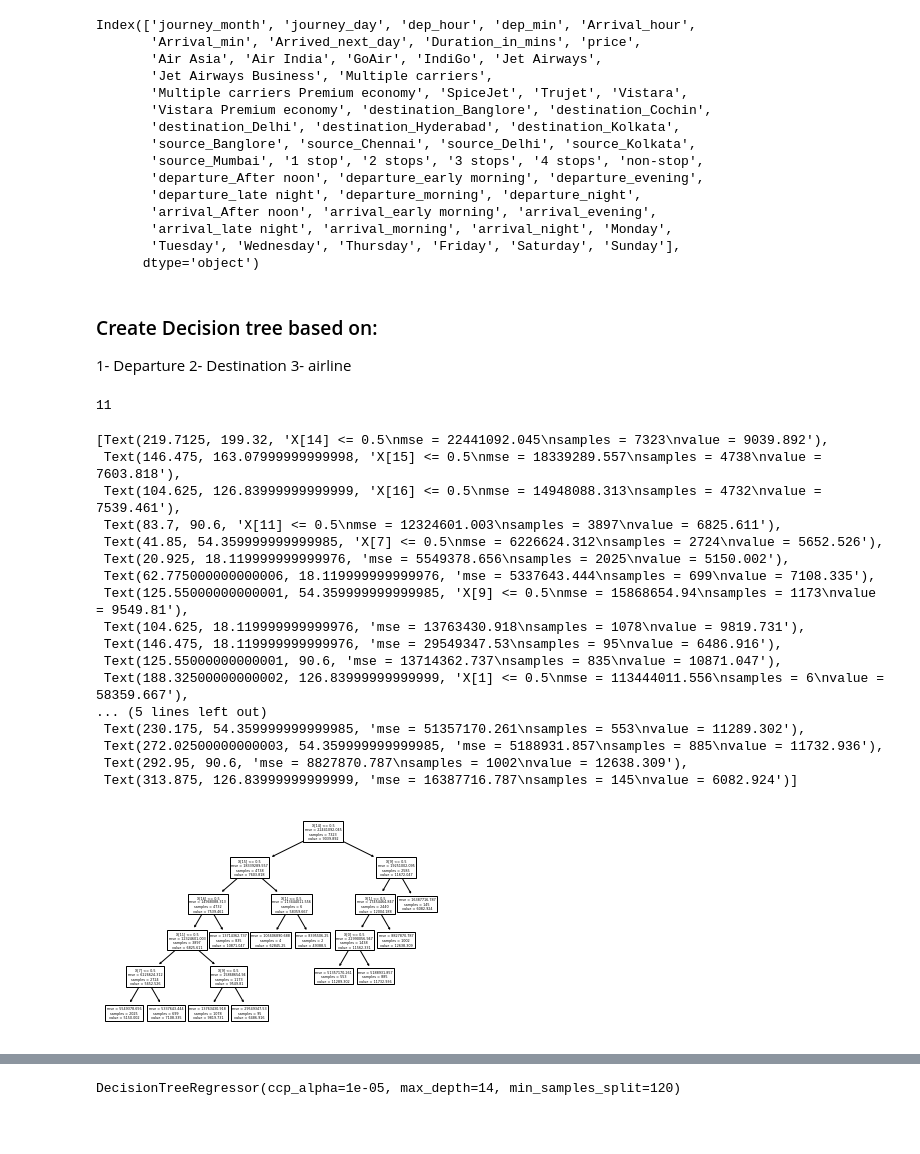
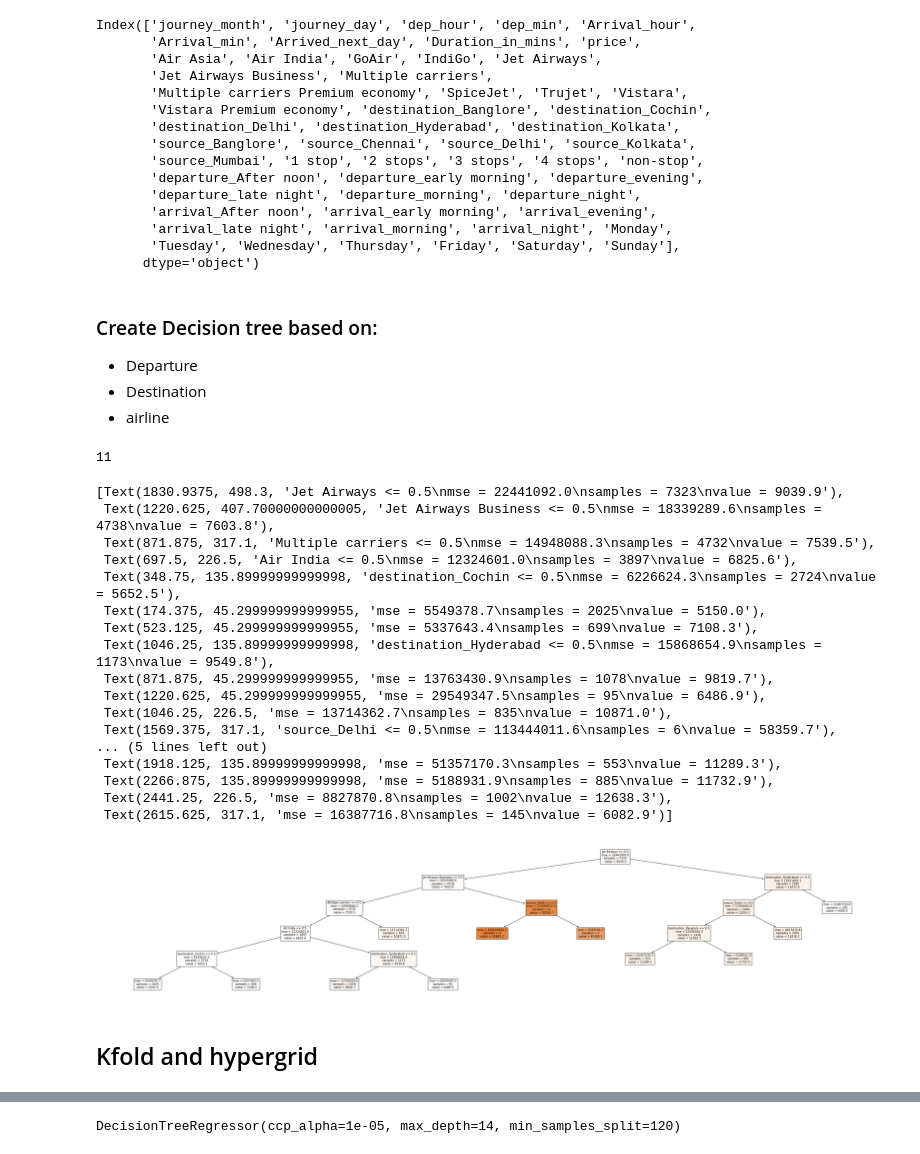
Before and after one commit to HendKordy/flights_analysis, a Jupyter notebook: decision_tree/decesion_tree.ipynb, the cells around one changed output, grey strips where cells are left out. Saved outputs shown, nothing was run; the diff lists cells and outputs as text; code cells hidden in the pictures; blank space fills up the shorter version.

```diff
--- a/decision_tree/decesion_tree.ipynb
+++ b/decision_tree/decesion_tree.ipynb
@@ -46,9 +62,9 @@ X_train = train.drop("price", axis = 1)
 y_train = train[["price"]]
 # %% [markdown]
 ### Create Decision tree based on:
-1- Departure
-2- Destination
-3- airline
+-  Departure
+-  Destination
+-  airline
 # %%
 
 #create model object
@@ -66,29 +83,34 @@ dt_feature_names = ['destination_Banglore',
 
 #fit/train model using
 dt_fit = dt_mod.fit(X_train[[str(s) for s in dt_feature_names]], y_train)
-# %%
-dt_fit.get_n_leaves()
-# %% [output]
-11
-# %%
-plot_tree(dt_fit)
-# %% [output]
-[Text(219.7125, 199.32, 'X[14] <= 0.5\nmse = 22441092.045\nsamples = 7323\nvalue = 9039.892'),
- Text(146.475, 163.07999999999998, 'X[15] <= 0.5\nmse = 18339289.557\nsamples = 4738\nvalue = 7603.818'),
- Text(104.625, 126.83999999999999, 'X[16] <= 0.5\nmse = 14948088.313\nsamples = 4732\nvalue = 7539.461'),
- Text(83.7, 90.6, 'X[11] <= 0.5\nmse = 12324601.003\nsamples = 3897\nvalue = 6825.611'),
- Text(41.85, 54.359999999999985, 'X[7] <= 0.5\nmse = 6226624.312\nsamples = 2724\nvalue = 5652.526'),
- Text(20.925, 18.119999999999976, 'mse = 5549378.656\nsamples = 2025\nvalue = 5150.002'),
- Text(62.775000000000006, 18.119999999999976, 'mse = 5337643.444\nsamples = 699\nvalue = 7108.335'),
- Text(125.55000000000001, 54.359999999999985, 'X[9] <= 0.5\nmse = 15868654.94\nsamples = 1173\nvalue = 9549.81'),
- Text(104.625, 18.119999999999976, 'mse = 13763430.918\nsamples = 1078\nvalue = 9819.731'),
- Text(146.475, 18.119999999999976, 'mse = 29549347.53\nsamples = 95\nvalue = 6486.916'),
- Text(125.55000000000001, 90.6, 'mse = 13714362.737\nsamples = 835\nvalue = 10871.047'),
- Text(188.32500000000002, 126.83999999999999, 'X[1] <= 0.5\nmse = 113444011.556\nsamples = 6\nvalue = 58359.667'),
-... (5 lines left out)
- Text(230.175, 54.359999999999985, 'mse = 51357170.261\nsamples = 553\nvalue = 11289.302'),
- Text(272.02500000000003, 54.359999999999985, 'mse = 5188931.857\nsamples = 885\nvalue = 11732.936'),
- Text(292.95, 90.6, 'mse = 8827870.787\nsamples = 1002\nvalue = 12638.309'),
- Text(313.875, 126.83999999999999, 'mse = 16387716.787\nsamples = 145\nvalue = 6082.924')]
-[figure, removed]
+# %%
+#how many leaf nodes?
+dt_fit.get_n_leaves()
+# %% [output]
+11
+# %%
+#plot the tree
+plt.figure(figsize=(50, 10))
+plot_tree(dt_fit, filled=True, precision= 1, fontsize= 10, feature_names=dt_feature_names)
+# %% [output]
+[Text(1830.9375, 498.3, 'Jet Airways <= 0.5\nmse = 22441092.0\nsamples = 7323\nvalue = 9039.9'),
+ Text(1220.625, 407.70000000000005, 'Jet Airways Business <= 0.5\nmse = 18339289.6\nsamples = 4738\nvalue = 7603.8'),
+ Text(871.875, 317.1, 'Multiple carriers <= 0.5\nmse = 14948088.3\nsamples = 4732\nvalue = 7539.5'),
+ Text(697.5, 226.5, 'Air India <= 0.5\nmse = 12324601.0\nsamples = 3897\nvalue = 6825.6'),
+ Text(348.75, 135.89999999999998, 'destination_Cochin <= 0.5\nmse = 6226624.3\nsamples = 2724\nvalue = 5652.5'),
+ Text(174.375, 45.299999999999955, 'mse = 5549378.7\nsamples = 2025\nvalue = 5150.0'),
+ Text(523.125, 45.299999999999955, 'mse = 5337643.4\nsamples = 699\nvalue = 7108.3'),
+ Text(1046.25, 135.89999999999998, 'destination_Hyderabad <= 0.5\nmse = 15868654.9\nsamples = 1173\nvalue = 9549.8'),
+ Text(871.875, 45.299999999999955, 'mse = 13763430.9\nsamples = 1078\nvalue = 9819.7'),
+ Text(1220.625, 45.299999999999955, 'mse = 29549347.5\nsamples = 95\nvalue = 6486.9'),
+ Text(1046.25, 226.5, 'mse = 13714362.7\nsamples = 835\nvalue = 10871.0'),
+ Text(1569.375, 317.1, 'source_Delhi <= 0.5\nmse = 113444011.6\nsamples = 6\nvalue = 58359.7'),
+... (5 lines left out)
+ Text(1918.125, 135.89999999999998, 'mse = 51357170.3\nsamples = 553\nvalue = 11289.3'),
+ Text(2266.875, 135.89999999999998, 'mse = 5188931.9\nsamples = 885\nvalue = 11732.9'),
+ Text(2441.25, 226.5, 'mse = 8827870.8\nsamples = 1002\nvalue = 12638.3'),
+ Text(2615.625, 317.1, 'mse = 16387716.8\nsamples = 145\nvalue = 6082.9')]
+[figure, added]
+# %% [markdown]
+## Kfold and hypergrid
 # %%
```
Also changed, not shown: parts of 20 cells of this notebook, 1 other file.
